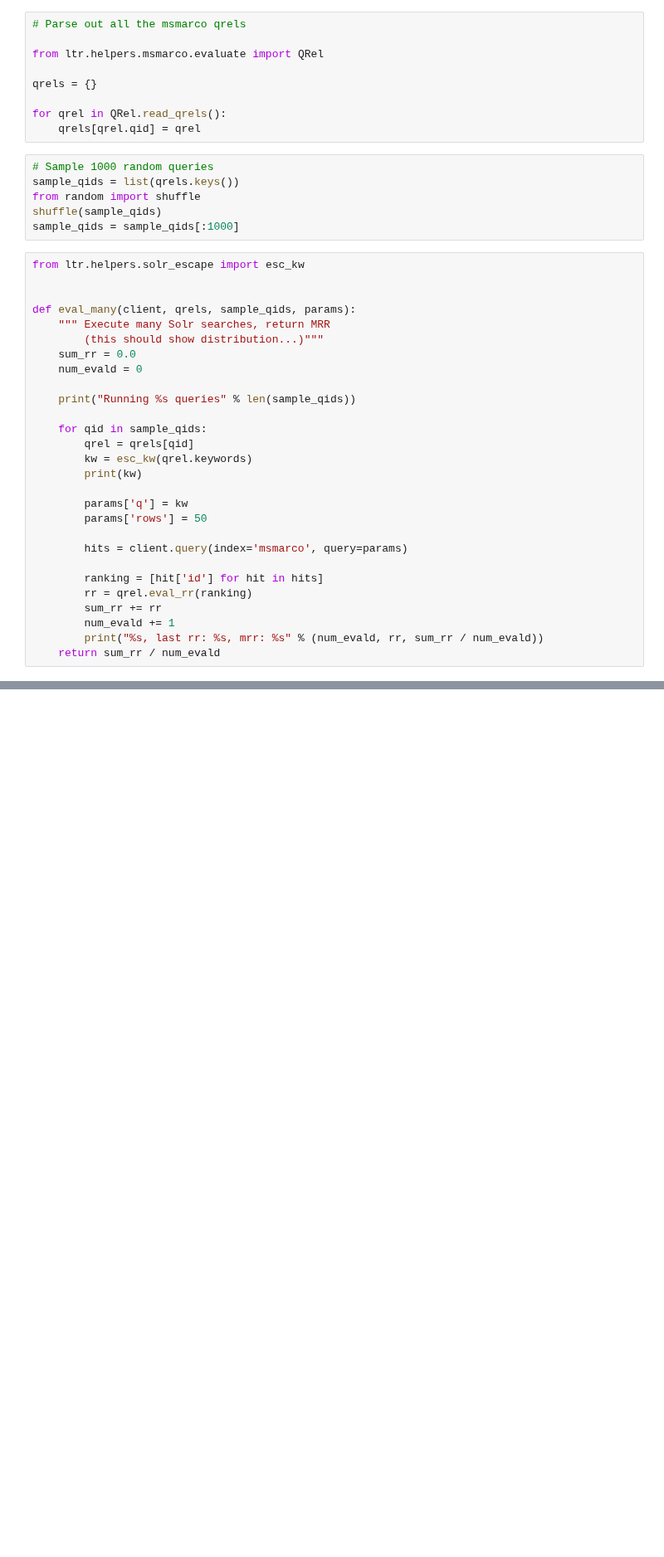
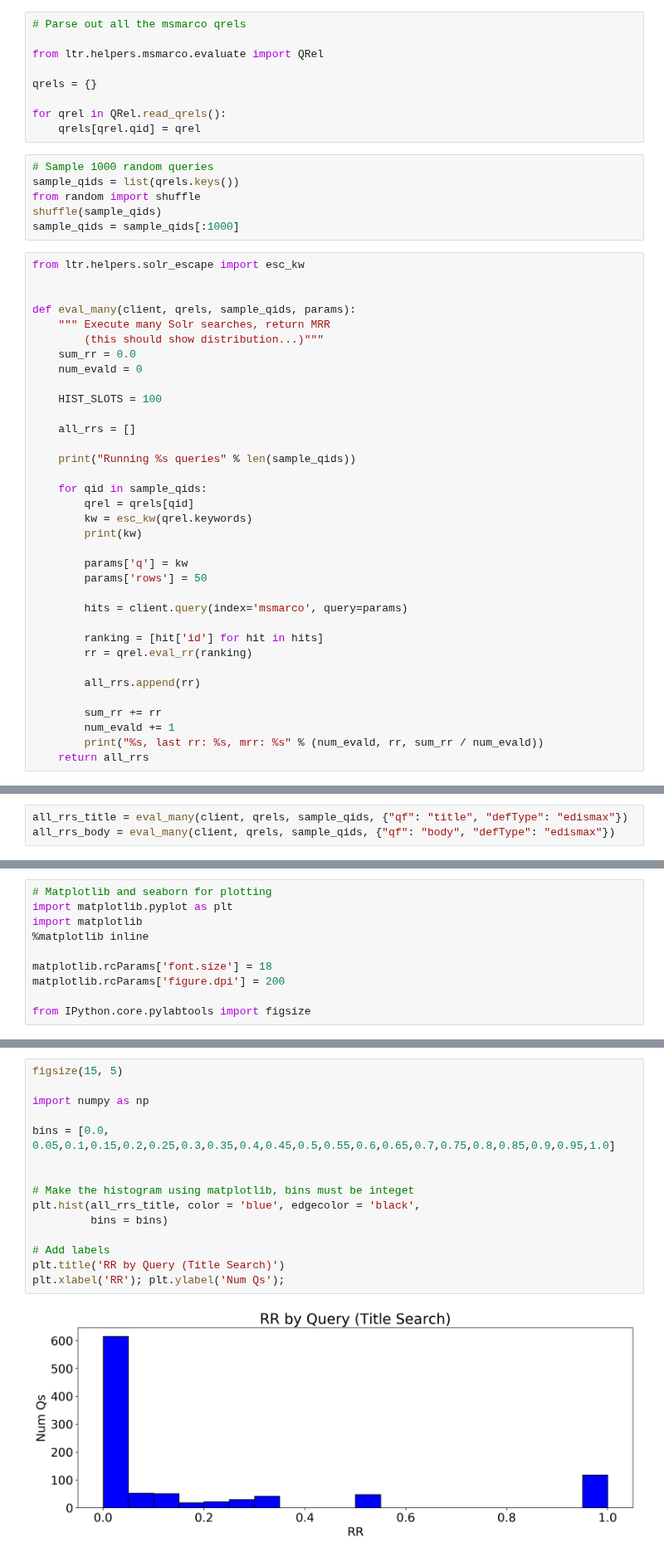
Before and after one commit to o19s/hello-ltr, a Jupyter notebook: msmarco.ipynb, the cells around one changed output, grey strips where cells are left out. Shown at 83% size. Cells and saved outputs as stored; diff of their text form; blank space fills up the shorter version.

Commit message:
compare two strategies via histogram

```diff
--- a/msmarco.ipynb
+++ b/msmarco.ipynb
@@ -65,6 +65,10 @@ def eval_many(client, qrels, sample_qids, params):
         (this should show distribution...)"""
     sum_rr = 0.0
     num_evald = 0
+
+    HIST_SLOTS = 100
+
+    all_rrs = []
 
     print("Running %s queries" % len(sample_qids))
 
@@ -80,7 +84,10 @@ def eval_many(client, qrels, sample_qids, params):
 
         ranking = [hit['id'] for hit in hits]
         rr = qrel.eval_rr(ranking)
+
+        all_rrs.append(rr)
+
         sum_rr += rr
         num_evald += 1
         print("%s, last rr: %s, mrr: %s" % (num_evald, rr, sum_rr / num_evald))
-    return sum_rr / num_evald
+    return all_rrs
@@ -106,0 +94,3 @@ RuntimeError: <html>
+# %%
+all_rrs_title = eval_many(client, qrels, sample_qids, {"qf": "title", "defType": "edismax"})
+all_rrs_body = eval_many(client, qrels, sample_qids, {"qf": "body", "defType": "edismax"})
@@ -106,0 +115,10 @@ RuntimeError: <html>
+# %%
+# Matplotlib and seaborn for plotting
+import matplotlib.pyplot as plt
+import matplotlib
+%matplotlib inline
+
+matplotlib.rcParams['font.size'] = 18
+matplotlib.rcParams['figure.dpi'] = 200
+
+from IPython.core.pylabtools import figsize
@@ -106,0 +129,17 @@ RuntimeError: <html>
+# %%
+figsize(15, 5)
+
+import numpy as np
+
+bins = [0.0, 0.05,0.1,0.15,0.2,0.25,0.3,0.35,0.4,0.45,0.5,0.55,0.6,0.65,0.7,0.75,0.8,0.85,0.9,0.95,1.0]
+
+
+# Make the histogram using matplotlib, bins must be integet
+plt.hist(all_rrs_title, color = 'blue', edgecolor = 'black',
+         bins = bins)
+
+# Add labels
+plt.title('RR by Query (Title Search)')
+plt.xlabel('RR'); plt.ylabel('Num Qs');
+# %% [output]
+[figure, added]
```
Also changed, not shown: parts of 5 cells of this notebook.
